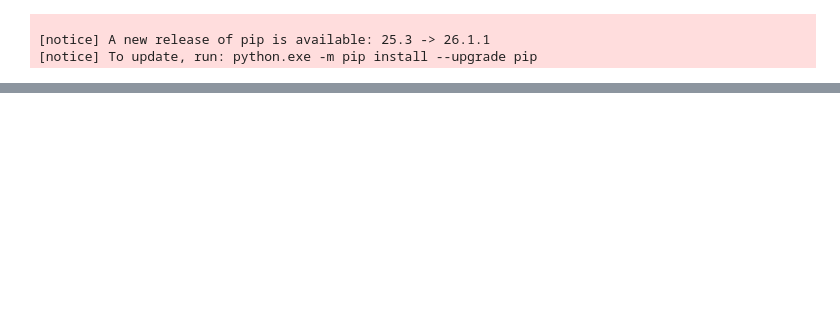
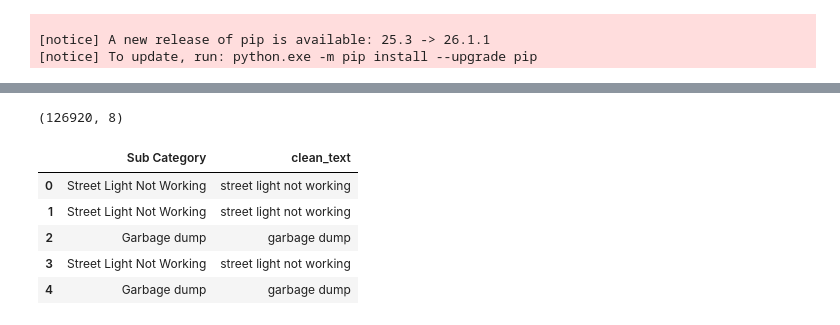
Before and after one commit to liyajasminn/AI-Citizen-Grievance-System, a Jupyter notebook: notebooks/week3.ipynb, the cells around one changed output, grey strips where cells are left out. Saved outputs shown, nothing was run; the diff lists cells and outputs as text; code cells hidden in the pictures; blank space fills up the shorter version.

```diff
--- a/notebooks/week3.ipynb
+++ b/notebooks/week3.ipynb
@@ -44,0 +89,33 @@ from transformers import pipeline
+# %%
+df.dropna(inplace=True)
+
+df.drop_duplicates(inplace=True)
+
+df.shape
+# %% [output]
+(126920, 8)
+# %%
+import re
+
+def clean_text(text):
+
+    text = str(text).lower()
+
+    text = re.sub(r'http\S+', '', text)
+
+    text = re.sub(r'[^a-zA-Z\s]', '', text)
+
+    text = re.sub(r'\s+', ' ', text)
+
+    return text.strip()
+# %%
+df['clean_text'] = df['Sub Category'].apply(clean_text)
+
+df[['Sub Category','clean_text']].head()
+# %% [output]
+|  | Sub Category | clean_text |
+| 0 | Street Light Not Working | street light not working |
+| 1 | Street Light Not Working | street light not working |
+| 2 | Garbage dump | garbage dump |
+| 3 | Street Light Not Working | street light not working |
+| 4 | Garbage dump | garbage dump |
```
Also changed, not shown: parts of 9 cells of this notebook, 1 other file.
